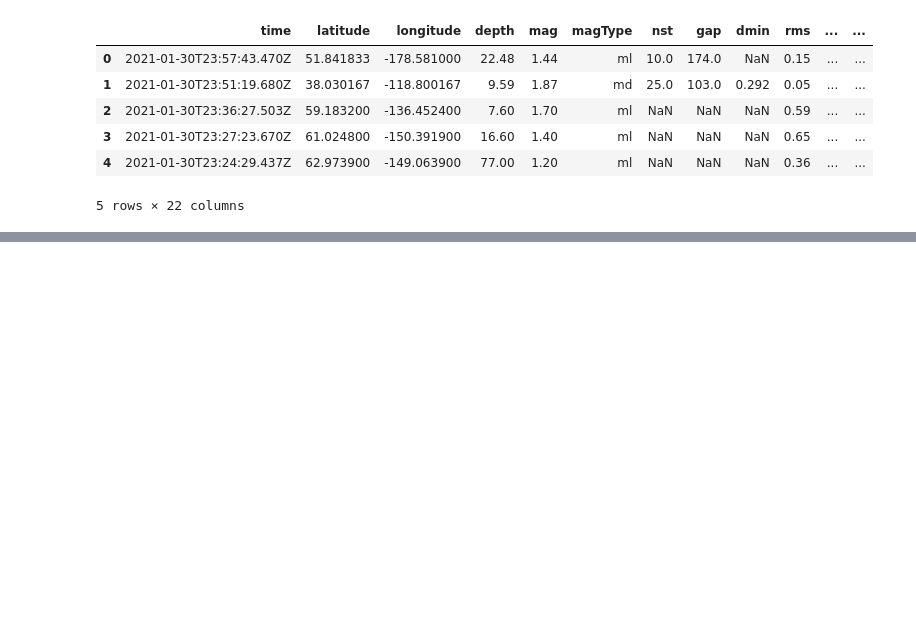
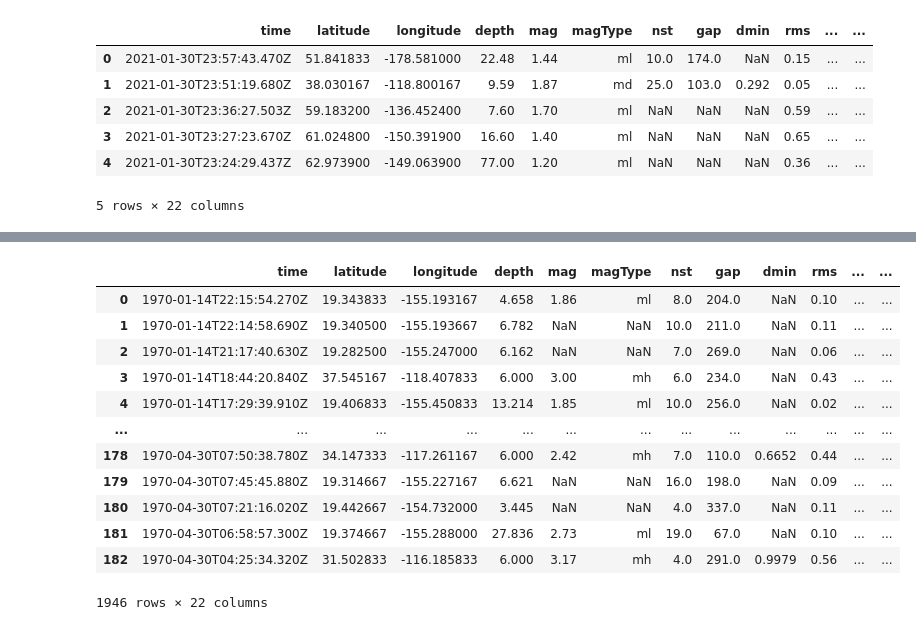
Before and after one commit to 86burke/shockwave, a Jupyter notebook: shockwave.ipynb, the cells around one changed output, grey strips where cells are left out. Saved outputs shown, nothing was run; the diff lists cells and outputs as text; code cells hidden in the pictures; blank space fills up the shorter version.

Commit message:
get data semi monthly

```diff
--- a/shockwave.ipynb
+++ b/shockwave.ipynb
@@ -81,3 +44,26 @@ quake_df.head()
 | 3 | 2021-01-30T23:27:23.670Z | 61.024800 | -150.391900 | 16.60 | 1.40 | ml | NaN | NaN | NaN | 0.65 | ... | ... |
 | 4 | 2021-01-30T23:24:29.437Z | 62.973900 | -149.063900 | 77.00 | 1.20 | ml | NaN | NaN | NaN | 0.36 | ... | ... |
 5 rows × 22 columns
+# %%
+# There are a few months that had more than 20k earthquakes
+# Made new list to do half months
+
+# date_list = pd.date_range('1970-01-01','2021-08-01',
+#               freq='MS').strftime("%Y-%m-%d").tolist()
+
+# use Semi Month frequency 15th and the last
+#months = pd.date_range('1969-12-31','2021-08-01',freq='SM').strftime("%Y-%m-%d")
+
+date_list = pd.date_range('1969-12-31','2021-08-01',
+              freq='SM').strftime("%Y-%m-%d").tolist()
+# %%
+# read date list, create copy of csv and load to tables series
+tables = []
+for x in range(len(date_list)-1):
+    start = date_list[x]
+    end = date_list[x+1]
+    url = f'https://earthquake.usgs.gov/fdsnws/event/1/query?format=csv&starttime={start}&endtime={end}'
+    print(url)
+    df1 = pd.read_csv(url)
+    df1.to_csv(f"data/{start}_{end}.csv")
+    tables.append(df1)
@@ -83,0 +82,19 @@ quake_df.head()
+# %%
+df = pd.concat(tables)
+# save all data to csv
+df.to_csv("data/all_earthquake_data.csv")
+df
+# %% [output]
+|  | time | latitude | longitude | depth | mag | magType | nst | gap | dmin | rms | ... | ... |
+| 0 | 1970-01-14T22:15:54.270Z | 19.343833 | -155.193167 | 4.658 | 1.86 | ml | 8.0 | 204.0 | NaN | 0.10 | ... | ... |
+| 1 | 1970-01-14T22:14:58.690Z | 19.340500 | -155.193667 | 6.782 | NaN | NaN | 10.0 | 211.0 | NaN | 0.11 | ... | ... |
+| 2 | 1970-01-14T21:17:40.630Z | 19.282500 | -155.247000 | 6.162 | NaN | NaN | 7.0 | 269.0 | NaN | 0.06 | ... | ... |
+| 3 | 1970-01-14T18:44:20.840Z | 37.545167 | -118.407833 | 6.000 | 3.00 | mh | 6.0 | 234.0 | NaN | 0.43 | ... | ... |
+| 4 | 1970-01-14T17:29:39.910Z | 19.406833 | -155.450833 | 13.214 | 1.85 | ml | 10.0 | 256.0 | NaN | 0.02 | ... | ... |
+| ... | ... | ... | ... | ... | ... | ... | ... | ... | ... | ... | ... | ... |
+| 178 | 1970-04-30T07:50:38.780Z | 34.147333 | -117.261167 | 6.000 | 2.42 | mh | 7.0 | 110.0 | 0.6652 | 0.44 | ... | ... |
+| 179 | 1970-04-30T07:45:45.880Z | 19.314667 | -155.227167 | 6.621 | NaN | NaN | 16.0 | 198.0 | NaN | 0.09 | ... | ... |
+| 180 | 1970-04-30T07:21:16.020Z | 19.442667 | -154.732000 | 3.445 | NaN | NaN | 4.0 | 337.0 | NaN | 0.11 | ... | ... |
+| 181 | 1970-04-30T06:58:57.300Z | 19.374667 | -155.288000 | 27.836 | 2.73 | ml | 19.0 | 67.0 | NaN | 0.10 | ... | ... |
+| 182 | 1970-04-30T04:25:34.320Z | 31.502833 | -116.185833 | 6.000 | 3.17 | mh | 4.0 | 291.0 | 0.9979 | 0.56 | ... | ... |
+1946 rows × 22 columns
```
Also changed, not shown: parts of 5 cells of this notebook, 1 other file.
